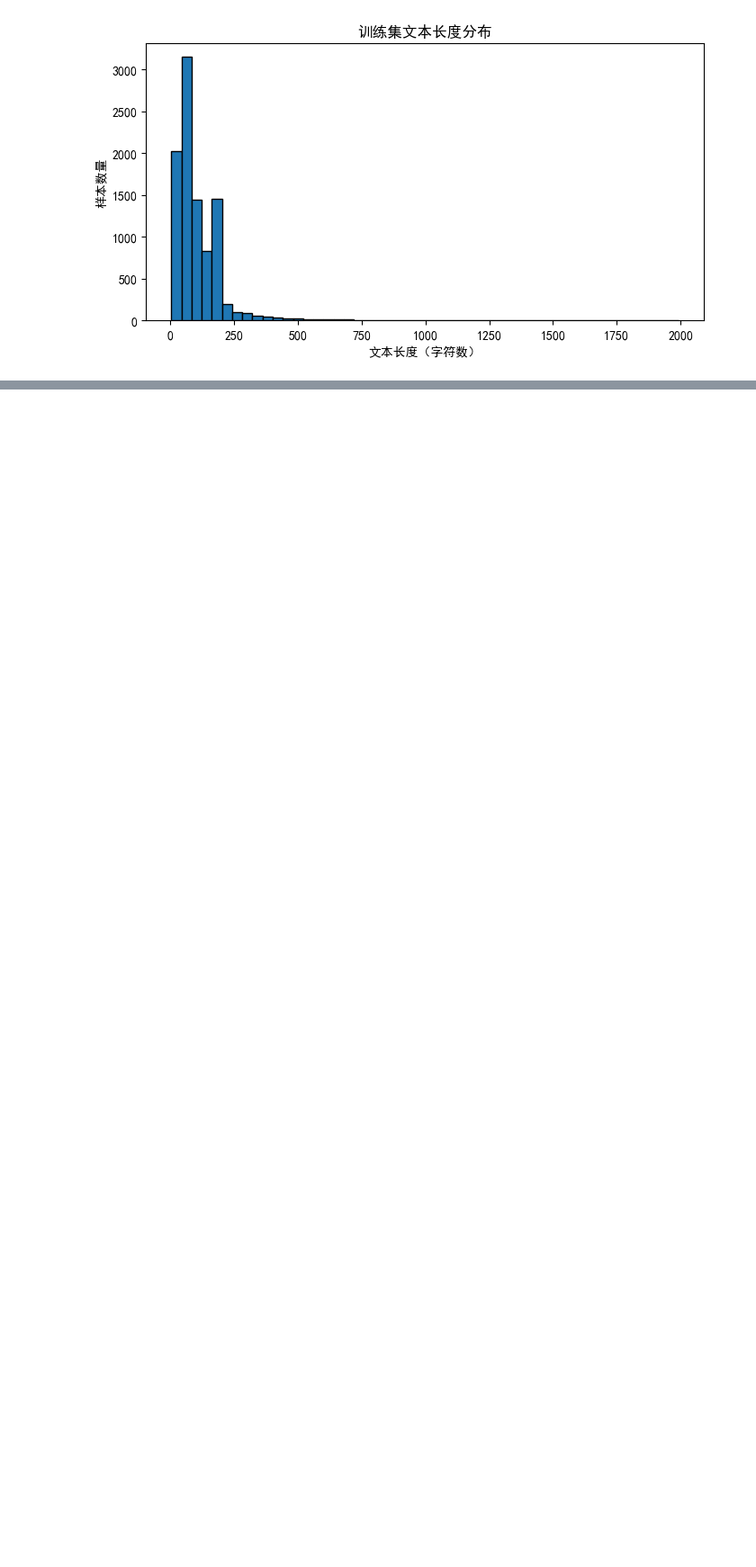
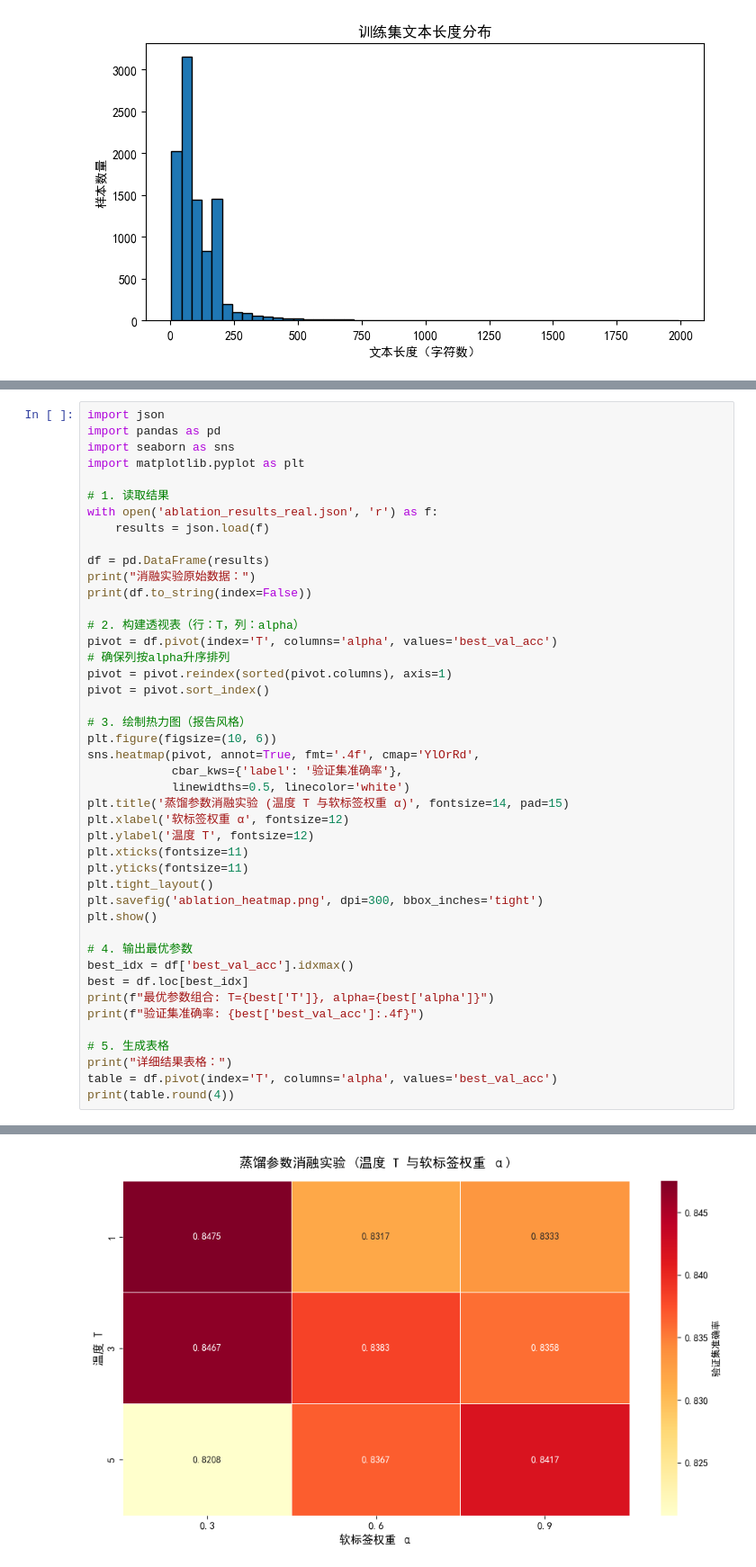
Before and after one commit to MIsshenJY/DL, a Jupyter notebook: 课设/DL课程设计.ipynb, the cells around one changed output, grey strips where cells are left out. Shown at 90% size. Saved outputs shown, nothing was run; the diff lists cells and outputs as text; blank space fills up the shorter version.

```diff
--- a/课设/DL课程设计.ipynb
+++ b/课设/DL课程设计.ipynb
@@ -449,0 +778,45 @@ np.save("./logs/distill_val_acc.npy", distill_val_acc)
+# %%
+import json
+import pandas as pd
+import seaborn as sns
+import matplotlib.pyplot as plt
+
+# 1. 读取结果
+with open('ablation_results_real.json', 'r') as f:
+    results = json.load(f)
+
+df = pd.DataFrame(results)
+print("消融实验原始数据：")
+print(df.to_string(index=False))
+
+# 2. 构建透视表（行：T，列：alpha）
+pivot = df.pivot(index='T', columns='alpha', values='best_val_acc')
+# 确保列按alpha升序排列
+pivot = pivot.reindex(sorted(pivot.columns), axis=1)
+pivot = pivot.sort_index()
+
+# 3. 绘制热力图（报告风格）
+plt.figure(figsize=(10, 6))
+sns.heatmap(pivot, annot=True, fmt='.4f', cmap='YlOrRd',
+            cbar_kws={'label': '验证集准确率'},
+            linewidths=0.5, linecolor='white')
+plt.title('蒸馏参数消融实验 (温度 T 与软标签权重 α)', fontsize=14, pad=15)
+plt.xlabel('软标签权重 α', fontsize=12)
+plt.ylabel('温度 T', fontsize=12)
+plt.xticks(fontsize=11)
+plt.yticks(fontsize=11)
+plt.tight_layout()
+plt.savefig('ablation_heatmap.png', dpi=300, bbox_inches='tight')
+plt.show()
+
+# 4. 输出最优参数
+best_idx = df['best_val_acc'].idxmax()
+best = df.loc[best_idx]
+print(f"最优参数组合: T={best['T']}, alpha={best['alpha']}")
+print(f"验证集准确率: {best['best_val_acc']:.4f}")
+
+# 5. 生成表格
+print("详细结果表格：")
+table = df.pivot(index='T', columns='alpha', values='best_val_acc')
+print(table.round(4))
+# %% [output]
@@ -449,0 +834 @@ np.save("./logs/distill_val_acc.npy", distill_val_acc)
+[figure, added]
```
Also changed, not shown: parts of 52 cells of this notebook.
